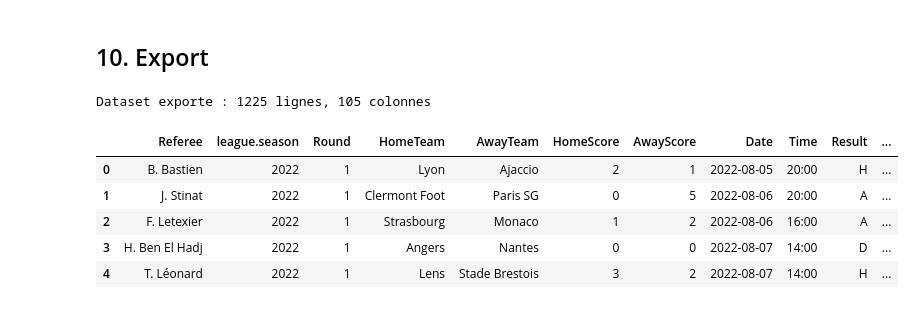
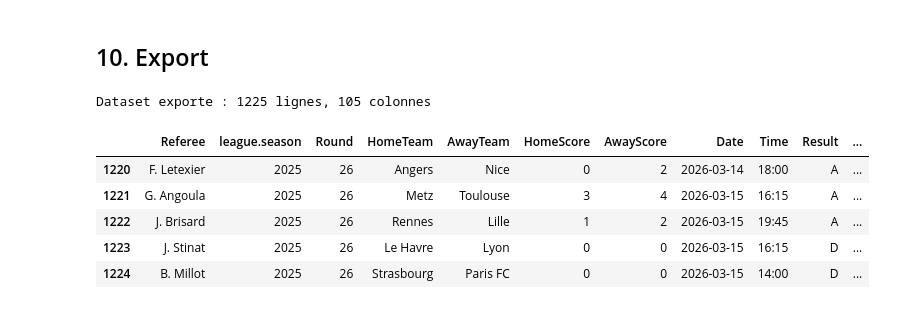
Before and after one commit to EdileneSilva/Match-Prediction-App, a Jupyter notebook: notebooks/data_preparation_final.ipynb, the cells around one changed output. Cells and saved outputs as stored; diff of their text form; code cells hidden in the pictures.

```diff
--- a/notebooks/data_preparation_final.ipynb
+++ b/notebooks/data_preparation_final.ipynb
@@ -25,14 +25,14 @@ Imports OK
 # %% [markdown]
 ## 2. Chargement et concatenation des sources
 # %%
-df_2022_2023_API = pd.read_csv('dataset/part1/ligue1_2022_completed.csv')
-df_2023_2024_API = pd.read_csv('dataset/part1/ligue1_2023_completed.csv')
-df_2024_2025_API = pd.read_csv('dataset/part1/ligue1_2024_completed.csv')
+df_2022_2023_API = pd.read_csv('../Data/dataset/part1/ligue1_2022_completed.csv')
+df_2023_2024_API = pd.read_csv('../Data/dataset/part1/ligue1_2023_completed.csv')
+df_2024_2025_API = pd.read_csv('../Data/dataset/part1/ligue1_2024_completed.csv')
 
-df_2022_2023 = pd.read_csv('dataset/part2/2022_2023.csv')
-df_2023_2024 = pd.read_csv('dataset/part2/2023_2024.csv')
-df_2024_2025 = pd.read_csv('dataset/part2/2024_2025.csv')
-df_2025_2026 = pd.read_csv('dataset/part2/2025_2026.csv')
+df_2022_2023 = pd.read_csv('../Data/dataset/part2/2022_2023.csv')
+df_2023_2024 = pd.read_csv('../Data/dataset/part2/2023_2024.csv')
+df_2024_2025 = pd.read_csv('../Data/dataset/part2/2024_2025.csv')
+df_2025_2026 = pd.read_csv('../Data/dataset/part2/2025_2026.csv')
 
 dataset1 = pd.concat([df_2022_2023_API, df_2023_2024_API, df_2024_2025_API])
 dataset2 = pd.concat([df_2022_2023, df_2023_2024, df_2024_2025, df_2025_2026])
@@ -116,7 +116,7 @@ for col in cotes_a_imputer:
     if col in merged_df.columns:
         merged_df[col] = merged_df[col].fillna(merged_df[col].median())
 
-referees_df = pd.read_csv('dataset/referees_list.csv')
+referees_df = pd.read_csv('../Data/dataset/referees_list.csv')
 referees_df['Round'] = referees_df['Round'].astype(str)
 referees_df['Date']  = pd.to_datetime(referees_df['Date']).dt.date
 
@@ -347,14 +347,14 @@ plt.show()
 # %% [markdown]
 ## 10. Export
 # %%
-final_df.to_csv('dataset/completed_match_dataset3.csv', index=False)
+final_df.to_csv('../Data/dataset/completed_match_dataset_final.csv', index=False)
 print(f'Dataset exporte : {final_df.shape[0]} lignes, {final_df.shape[1]} colonnes')
 final_df.tail()
 # %% [output]
 Dataset exporte : 1225 lignes, 105 colonnes
 |  | Referee | league.season | Round | HomeTeam | AwayTeam | HomeScore | AwayScore | Date | Time | Result | ... |
-| 0 | B. Bastien | 2022 | 1 | Lyon | Ajaccio | 2 | 1 | 2022-08-05 | 20:00 | H | ... |
-| 1 | J. Stinat | 2022 | 1 | Clermont Foot | Paris SG | 0 | 5 | 2022-08-06 | 20:00 | A | ... |
-| 2 | F. Letexier | 2022 | 1 | Strasbourg | Monaco | 1 | 2 | 2022-08-06 | 16:00 | A | ... |
-| 3 | H. Ben El Hadj | 2022 | 1 | Angers | Nantes | 0 | 0 | 2022-08-07 | 14:00 | D | ... |
-| 4 | T. Léonard | 2022 | 1 | Lens | Stade Brestois | 3 | 2 | 2022-08-07 | 14:00 | H | ... |
+| 1220 | F. Letexier | 2025 | 26 | Angers | Nice | 0 | 2 | 2026-03-14 | 18:00 | A | ... |
+| 1221 | G. Angoula | 2025 | 26 | Metz | Toulouse | 3 | 4 | 2026-03-15 | 16:15 | A | ... |
+| 1222 | J. Brisard | 2025 | 26 | Rennes | Lille | 1 | 2 | 2026-03-15 | 19:45 | A | ... |
+| 1223 | J. Stinat | 2025 | 26 | Le Havre | Lyon | 0 | 0 | 2026-03-15 | 16:15 | D | ... |
+| 1224 | B. Millot | 2025 | 26 | Strasbourg | Paris FC | 0 | 0 | 2026-03-15 | 14:00 | D | ... |
```
Also changed, not shown: 4 other files.
